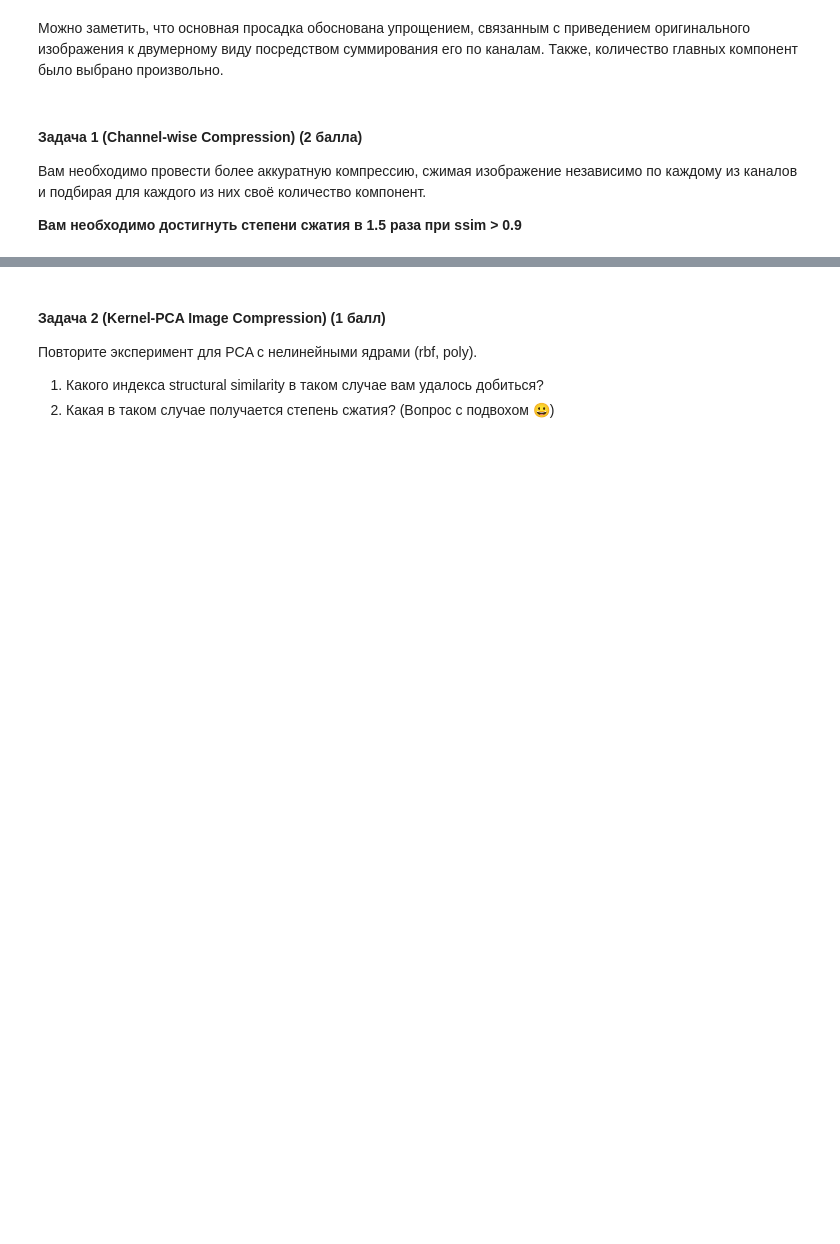
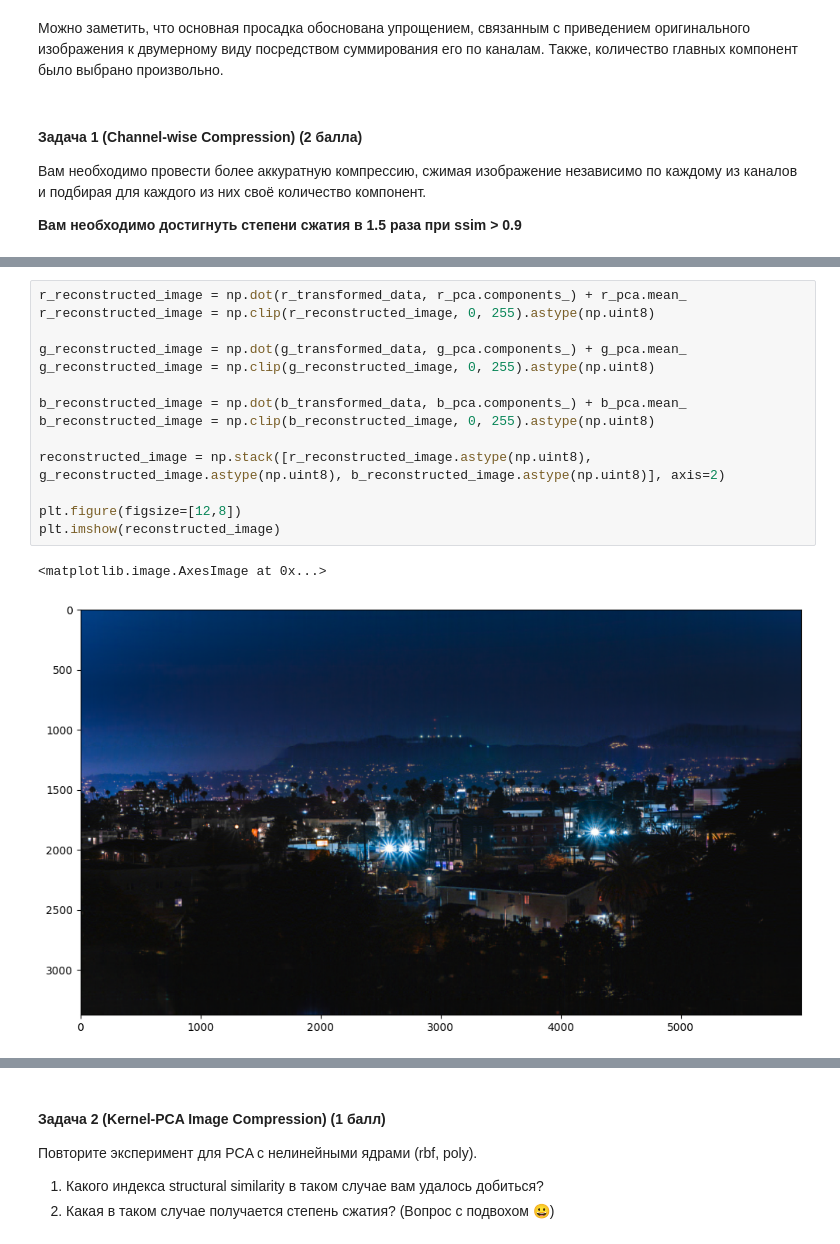
Before and after one commit to Krage56/ml_isp_intro, a Jupyter notebook: hw/hw4/ISP_HW4_Multi_Cls_PCA.ipynb, the cells around one changed output, grey strips where cells are left out. Drawn from its saved outputs; the diff is of its cells as text; blank space fills up the shorter version.

```diff
--- a/hw/hw4/ISP_HW4_Multi_Cls_PCA.ipynb
+++ b/hw/hw4/ISP_HW4_Multi_Cls_PCA.ipynb
@@ -862,0 +949,17 @@ SSIM between Summed and Original Image: 0.48889587991530065
+# %%
+r_reconstructed_image = np.dot(r_transformed_data, r_pca.components_) + r_pca.mean_
+r_reconstructed_image = np.clip(r_reconstructed_image, 0, 255).astype(np.uint8)
+
+g_reconstructed_image = np.dot(g_transformed_data, g_pca.components_) + g_pca.mean_
+g_reconstructed_image = np.clip(g_reconstructed_image, 0, 255).astype(np.uint8)
+
+b_reconstructed_image = np.dot(b_transformed_data, b_pca.components_) + b_pca.mean_
+b_reconstructed_image = np.clip(b_reconstructed_image, 0, 255).astype(np.uint8)
+
+reconstructed_image = np.stack([r_reconstructed_image.astype(np.uint8), g_reconstructed_image.astype(np.uint8), b_reconstructed_image.astype(np.uint8)], axis=2)
+
+plt.figure(figsize=[12,8])
+plt.imshow(reconstructed_image)
+# %% [output]
+<matplotlib.image.AxesImage at 0x...>
+[figure, added]
```
Also changed, not shown: parts of 19 cells of this notebook.
